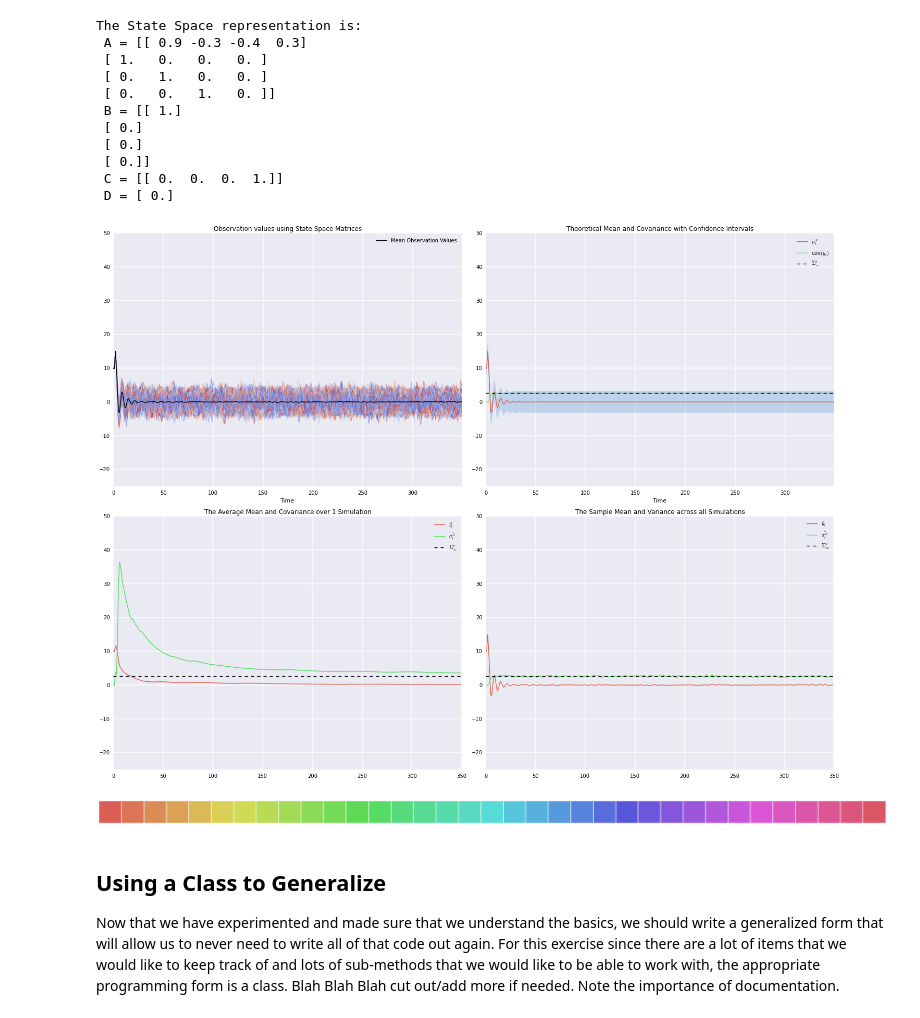
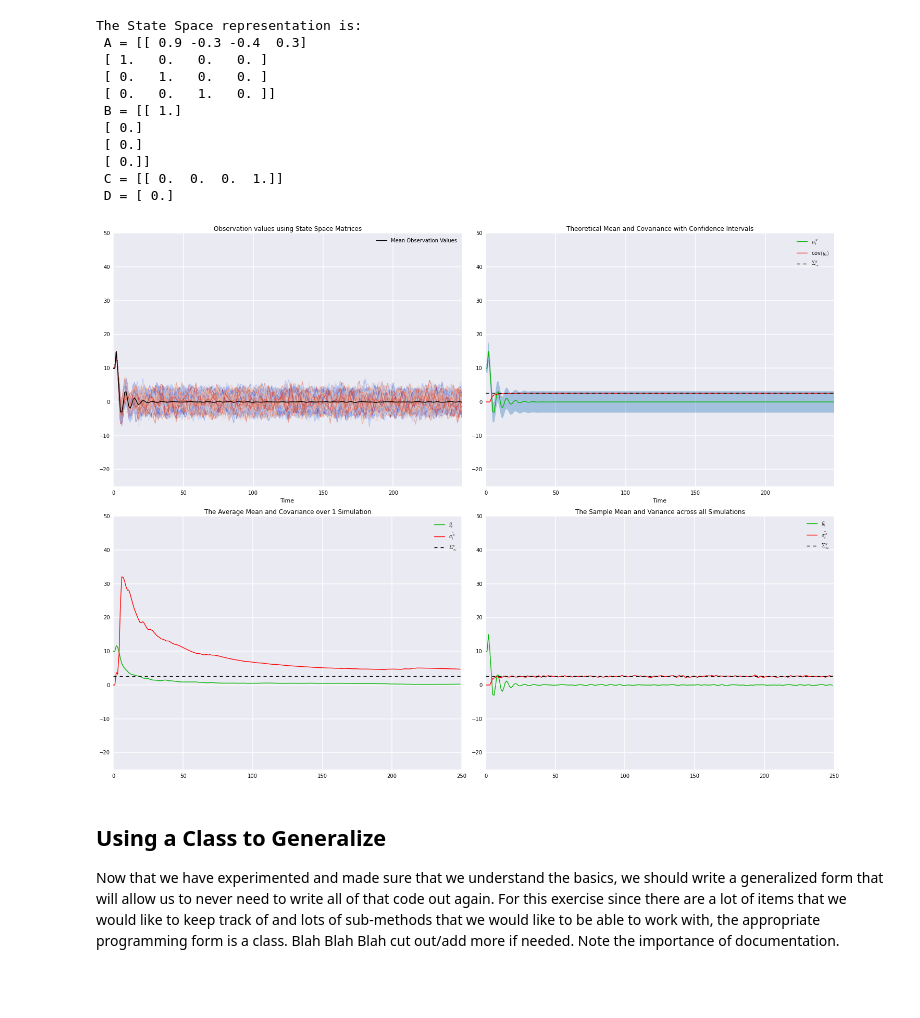
Before and after one commit to sternSargentRA/pyTM, a Jupyter notebook: python_programs/Examples.ipynb, the cells around one changed output. Saved outputs shown, nothing was run; the diff lists cells and outputs as text; code cells hidden in the pictures; blank space fills up the shorter version.

```diff
--- a/python_programs/Examples.ipynb
+++ b/python_programs/Examples.ipynb
@@ -21,7 +21,7 @@ from econtools.macro.rmt_utils import doublej
 
 # All examples will use these parameters
 num_sims = 500
-len_sims = 350
+len_sims = 250
 time_unit = 1.0
 # %% [markdown]
 ## Second-order difference equation
@@ -308,45 +308,43 @@ ax1 = uar_fig1.add_subplot(221)
 sb.tsplot(uar_statesimul_y, err_style="unit_traces",
           label="Mean Observation Values", color='k', err_palette=error_colors)
 ax1.set_xlabel("Time")
 ax1.set_ylim((-25, 50))
 ax1.legend()
 ax1.set_title("Observation values using State Space Matrices")
 
 ax2 = uar_fig1.add_subplot(222)
-sb.tsplot(uar_calc_mut[3, :], label="$\mu_t^y$", color=hls_colors[0])
-sb.tsplot(uar_calc_bigsig[:, 3, 3], label="cov$(y_t)$", color=hls_colors[12]) # Label isn't showing up quite right
+sb.tsplot(uar_calc_mut[3, :], label="$\mu_t^y$", color='#04B404')
+sb.tsplot(uar_calc_bigsig[:, 3, 3], label="cov$(y_t)$", color='#FF0000') # Label isn't showing up quite right
 plt.fill_between(np.arange(len_sims), uar_ci_lb, uar_ci_ub,
-                 label="Confidence Interval on $\mu$", color=hls_colors[20], alpha=.3)
+                 label="Confidence Interval on $\mu$", color='#045FB4', alpha=.3)
 ax2.plot(uar_siginf, 'k--', label="$\Sigma_\infty^y$")
 ax2.set_xlabel("Time")
 ax2.legend()
 ax2.set_ylim((-25, 50))
 ax2.set_title("Theoretical Mean and Covariance with Confidence Intervals")
 
 ax3 = uar_fig1.add_subplot(223)
-ax3.plot(uar_ybar_t, label=r"$\hat{y_t}$", color=hls_colors[0])
-ax3.plot(uar_sigbar_t, label=r"$\hat{\sigma_t^y}$", color=hls_colors[12])
+ax3.plot(uar_ybar_t, label=r"$\hat{y_t}$", color='#04B404')
+ax3.plot(uar_sigbar_t, label=r"$\hat{\sigma_t^y}$", color='#FF0000')
 ax3.plot(uar_siginf, 'k--', label="$\Sigma_\infty^y$")
 ax3.set_ylim((-25, 50))
 ax3.legend()
 ax3.set_title("The Average Mean and Covariance over 1 Simulation") # Average over t
 
 ax4 = uar_fig1.add_subplot(224)
-ax4.plot(uar_mutbar, label=r"$\bar{y_t}$", color=hls_colors[0])
-ax4.plot(uar_sigbar, label=r"$\bar{\sigma_t^y}$", color=hls_colors[12])
+ax4.plot(uar_mutbar, label=r"$\bar{y_t}$", color='#04B404')
+ax4.plot(uar_sigbar, label=r"$\bar{\sigma_t^y}$", color='#FF0000')
 ax4.plot(uar_siginf, 'k--', label="$\Sigma_\infty^y$")
 ax4.set_ylim((-25, 50))
 ax4.legend()
 ax4.set_title("The Sample Mean and Variance across all Simulations") # Average over i
 
 plt.tight_layout()
 plt.show()
 # %% [output]
-[figure, old version]
+[figure, new version]
 # %%
 sb.palplot(hls_colors)
-# %% [output]
-[figure, removed]
 # %% [markdown]
 ## Using a Class to Generalize
 
```
Also changed, not shown: parts of 6 cells of this notebook.
